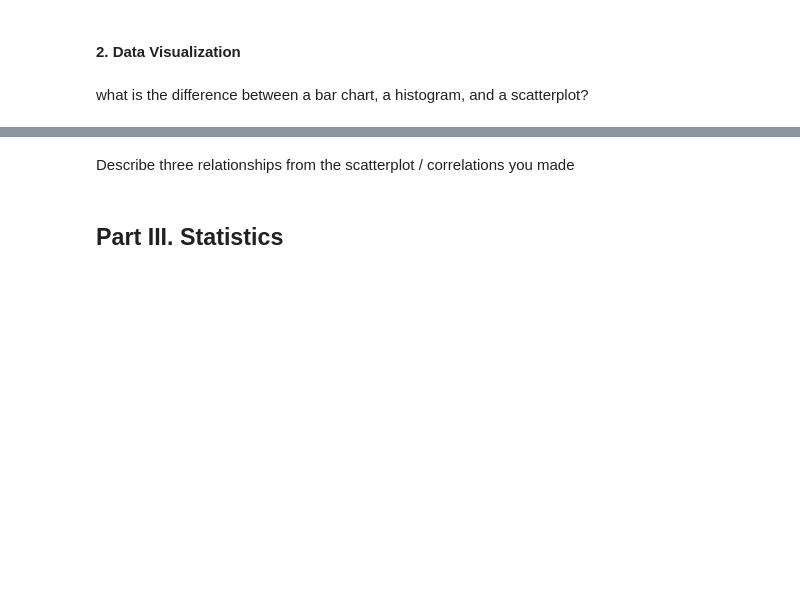
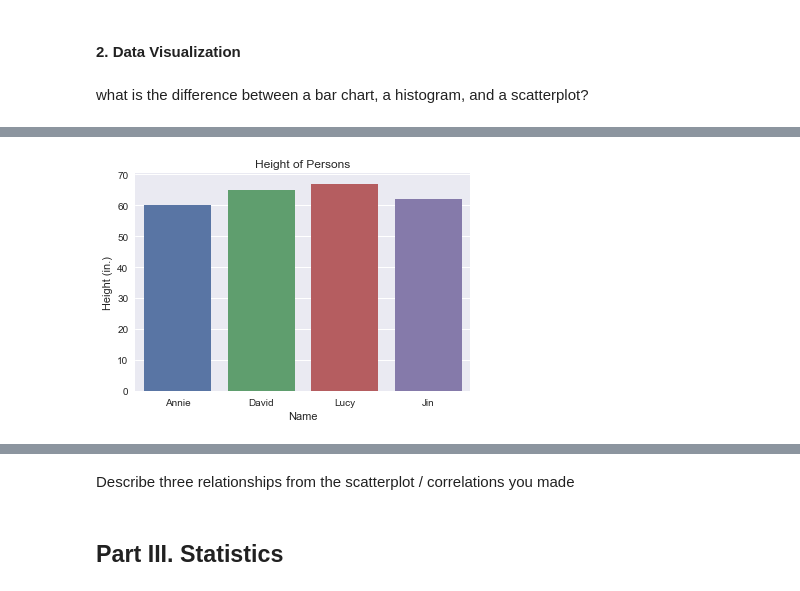
Before and after one commit to danvalen1/dsc-dc-phase1-code-challenge-review, a Jupyter notebook: Mod1_Review.ipynb, the cells around one changed output, grey strips where cells are left out. Cells and saved outputs as stored; diff of their text form; code cells hidden in the pictures; blank space fills up the shorter version.

```diff
--- a/Mod1_Review.ipynb
+++ b/Mod1_Review.ipynb
@@ -50,6 +139,17 @@ what is the difference between a bar chart, a histogram, and a scatterplot?
 # %%
 #create a bar chart using the following dummy data
 persons = ['Annie', 'David', 'Lucy','Jin']
 height = [60, 65, 67, 62]
+
+fig, ax = plt.subplots()
+
+sns.barplot(x = persons,
+           y = height)
+ax.set(xlabel = 'Name',
+      ylabel = 'Height (in.)',
+      title = 'Height of Persons')
+plt.show()
+# %% [output]
+[figure, added]
 # %%
 # create a scatterplot of sepal length vs sepal width
```
Also changed, not shown: parts of 22 cells of this notebook.
